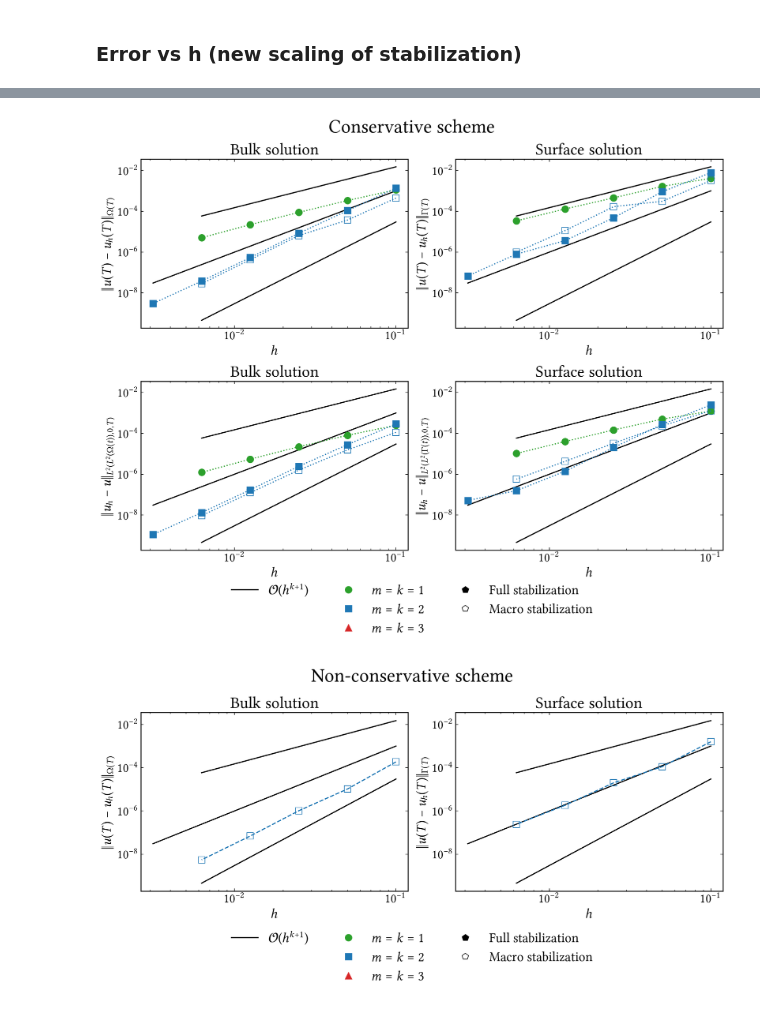
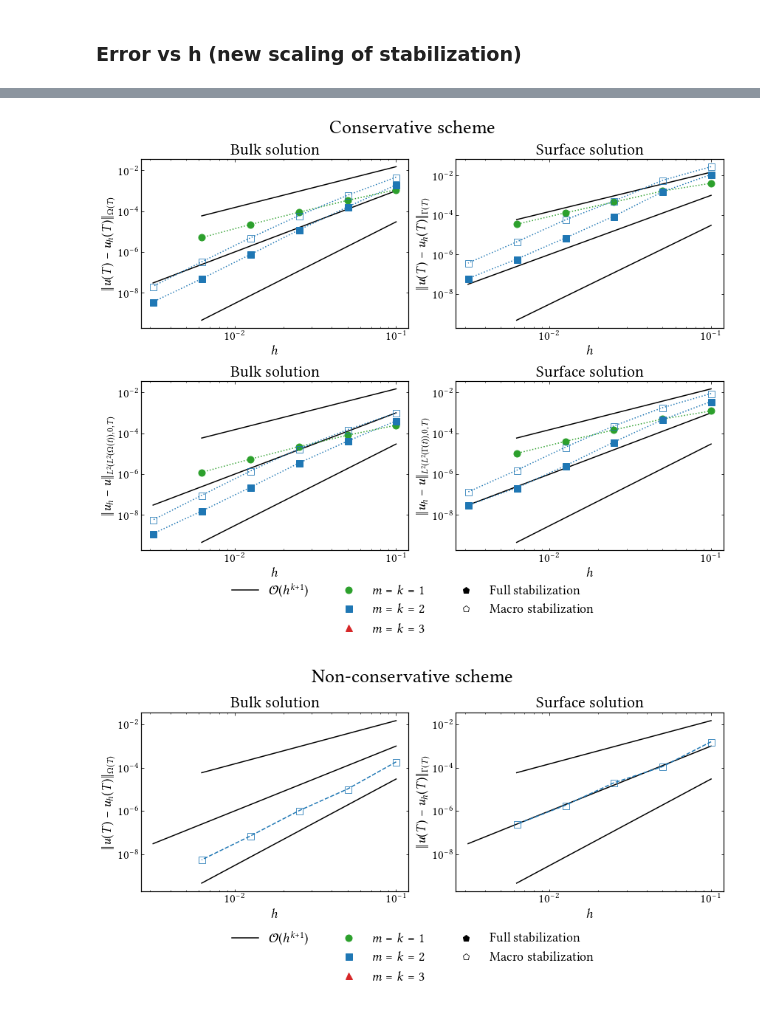
Before and after one commit to CutFEM/CutFEM-Library, a Jupyter notebook: notebook/convection_diffusion/henry.ipynb, the cells around one changed output, grey strips where cells are left out. Cells and saved outputs as stored; diff of their text form; code cells hidden in the pictures.

```diff
--- a/notebook/convection_diffusion/henry.ipynb
+++ b/notebook/convection_diffusion/henry.ipynb
@@ -366,6 +366,8 @@ plt.show()
 # %% [markdown]
 ### Error vs h (new scaling of stabilization)
 # %%
+# T = 0.1
+
 error_conservative_P1P1_fullstab_bulk = [0.001120737507707072, 0.0003361463593432878, 8.811583183159496e-05, 2.212117909774502e-05, 5.068835809120542e-06]
 error_conservative_P1P1_fullstab_surf = [0.004101439241753474, 0.001654181241027715, 0.0004527565706392203, 0.0001292925059436911, 3.39642461980205e-05]
 
@@ -402,24 +404,30 @@ error_conservative_P2P2_fullstab_surf_T = [0.002486885158342963, 0.0002754102592
 conservation_error_P2P2_fullstab = [3.836514439470307e-14, 7.450984274015582e-14, 1.182318132286753e-13, 7.252740075180952e-13, 2.097051698957131e-12, 2.900664430871558e-11]
 
 # N = 14, tauF_bulk = tauF_surf = tau_G = 1, face
-#! 69820.pts-2.ross
-error_conservative_P2P2_fullstab_bulk =
-error_conservative_P2P2_fullstab_surf =
-error_conservative_P2P2_fullstab_bulk_T =
-error_conservative_P2P2_fullstab_surf_T =
-conservation_error_P2P2_fullstab =
+error_conservative_P2P2_fullstab_bulk = [0.003209839050574708, 0.0003688303071850176, 3.508081933275181e-05, 2.941959519064974e-06, 2.041473021359463e-07, 1.315668174601624e-08]
+error_conservative_P2P2_fullstab_surf = [0.01704181082402289, 0.003168109437329363, 0.0002432921316085552, 2.604317547715662e-05, 2.22443916846785e-06, 2.13927283458016e-07]
+error_conservative_P2P2_fullstab_bulk_T = [0.000673551460252069, 9.11404435978678e-05, 1.053973220212997e-05, 9.055104448717791e-07, 6.211043714876536e-08, 4.384358527760009e-09]
+error_conservative_P2P2_fullstab_surf_T = [0.005325389760136805, 0.0009712211911601115, 0.0001116151603008933, 9.661743125137107e-06, 7.922188753839656e-07, 8.551734135821164e-08]
+conservation_error_P2P2_fullstab = [9.865025463184907e-14, 1.736250032635667e-13, 6.232861449184668e-13, 2.91885265957248e-12, 1.721827541656396e-11, 2.768378581929909e-11]
 
-# N = 20, tauF_bulk = tauF_surf = tau_G = 1, patch
-#! 89935.pts-4.ross
-error_conservative_P2P2_fullstab_bulk =
-error_conservative_P2P2_fullstab_surf =
-error_conservative_P2P2_fullstab_bulk_T =
-error_conservative_P2P2_fullstab_surf_T =
-conservation_error_P2P2_fullstab =
+# N = 20, tauF_bulk = tauF_surf = tau_G = 1, patc
+error_conservative_P2P2_fullstab_bulk = [0.00137351409593793, 0.0001073533967420999, 8.342187041954777e-06, 5.411282422098769e-07, 3.793824678357359e-08, 3.033165826265206e-09]
+error_conservative_P2P2_fullstab_surf = [0.00775595225773437, 0.0009042388016435124, 4.810136927815611e-05, 3.653348307736538e-06, 3.34114983756971e-07, 4.03862429844185e-08]
+error_conservative_P2P2_fullstab_bulk_T = [0.0002923628160945337, 2.802253944293445e-05, 2.441788238831158e-06, 1.719560565200631e-07, 1.316213307442738e-08, 1.108571695750696e-09]
+error_conservative_P2P2_fullstab_surf_T = [0.002486605431941712, 0.0002754394907572376, 2.024340065211491e-05, 1.376451587570788e-06, 1.317391808539826e-07, 3.285158540260353e-08]
+conservation_error_P2P2_fullstab = [4.843347944927245e-15, 6.598194213225383e-14, 3.363490042040951e-13, 1.258326776110152e-12, 8.132473861000022e-12, 1.07030634355354e-11]
+
+# N = 20, tauF_bulk = 1, tauF_surf = 2, tau_G = 1, patc
+error_conservative_P2P2_fullstab_bulk = [0.001926890557623059, 0.0001604406089838537, 1.20082175754765e-05, 7.512769496574802e-07, 4.899484746631614e-08, 3.598154215300687e-09]
+error_conservative_P2P2_fullstab_surf = [0.0113552289661275, 0.001520920202383579, 8.6881735028314e-05, 6.830393550123577e-06, 5.757374824592693e-07, 5.960900335837166e-08]
+error_conservative_P2P2_fullstab_bulk_T = [0.0004064326346357286, 4.127016743667899e-05, 3.501361920094808e-06, 2.252211668036217e-07, 1.549872788107776e-08, 1.224236822964941e-09]
+error_conservative_P2P2_fullstab_surf_T = [0.003577696046779858, 0.000461073262637652, 3.735533086907262e-05, 2.567997502290597e-06, 2.118501157536313e-07, 2.967602663330046e-08]
+conservation_error_P2P2_fullstab = [1.325328735646281e-14, 2.461225667715894e-14, 6.393288676243003e-13, 2.850830682632477e-12, 1.581177550002977e-11, 2.277363020386503e-11]
 
 
-print(convergence_rate(error_conservative_P2P2_fullstab_bulk, [0.1, 0.05, 0.025, 0.0125, 0.00625, 0.00625/2]))
-print(convergence_rate(error_conservative_P2P2_fullstab_surf, [0.1, 0.05, 0.025, 0.0125, 0.00625, 0.00625/2]))
+
+print(convergence_rate(error_conservative_P2P2_fullstab_bulk_T, [0.1, 0.05, 0.025, 0.0125, 0.00625, 0.00625/2]))
+print(convergence_rate(error_conservative_P2P2_fullstab_surf_T, [0.1, 0.05, 0.025, 0.0125, 0.00625, 0.00625/2]))
 
 # cond_conservative_P2P2_fullstab =
 
@@ -442,9 +450,33 @@ error_conservative_P2P2_macro_bulk_T = [0.000111785182338841, 1.544283543612241e
 error_conservative_P2P2_macro_surf_T = [0.001278587229828133, 0.0002339272423926859, 3.280625945606684e-05, 4.256385321012728e-06, 5.740001792777978e-07]
 global_conservation = [5.466599395376193e-13, 3.496578027117891e-13, 7.990968997617642e-13, 1.450563974492169e-11, 1.068459695718893e-10]
 
+# delta_b = 0.3, delta_s = 0.5, tau_F_bulk = 1., tau_F_surf = 20., tau_G = 1., N = 9, patch stabilization
+error_conservative_P2P2_macro_bulk = [0.004628498992683912, 0.0005964843665430101, 6.054536590773263e-05, 4.887663828726222e-06, 3.308765675660292e-07, 2.085555356728896e-08]
+error_conservative_P2P2_macro_surf = [0.02845979436780958, 0.005761904166330403, 0.0005117265832628777, 5.670595566677526e-05, 4.323007891933188e-06, 3.648729990039749e-07]
+error_conservative_P2P2_macro_bulk_T = [0.0009987804467638769, 0.0001510494831182859, 1.745074833471729e-05, 1.414552595153955e-06, 9.195999840542389e-08, 5.802792383669646e-09]
+error_conservative_P2P2_macro_surf_T = [0.008895716340157804, 0.001791183569879847, 0.0002309060418819397, 2.072393825712614e-05, 1.549492996966636e-06, 1.340932943677801e-07]
+global_conservation = [1.647224023848537e-12, 4.956195176486489e-12, 1.585091780054171e-11, 6.619618048153697e-11, 1.329791762816335e-10, 1.993578149783737e-10]
 
-print(convergence_rate(error_conservative_P2P2_macro_bulk, [0.1, 0.05, 0.025, 0.0125, 0.00625]))
-print(convergence_rate(error_conservative_P2P2_macro_surf, [0.1, 0.05, 0.025, 0.0125, 0.00625]))
+# # delta_b = 0.3, delta_s = 0.5, tau_F_bulk = 1., tau_F_surf = 2., tau_G = 1., N = 9, patch stabilization
+# error_conservative_P2P2_macro_bulk = [0.000219394, 1.33744e-05, 1.45181e-06, 9.43934e-08, 8.0344e-09, 8.5809e-10]
+# error_conservative_P2P2_macro_surf = [0.00184956, 0.000142638, 2.96467e-05, 2.37734e-06, 8.51141e-07, 1.25242e-07]
+# error_conservative_P2P2_macro_bulk_T = [5.30405e-05, 4.6011e-06, 4.05849e-07, 3.0102e-08, 2.48315e-09, 2.80511e-10]
+# error_conservative_P2P2_macro_surf_T = [0.000594177, 6.97077e-05, 8.93515e-06, 1.12283e-06, 1.8829e-07, 6.35905e-08]
+# global_conservation = []
+
+# # delta_b = 0.3, delta_s = 0.5, tau_F_bulk = 1., tau_F_surf = 5., tau_G = 1., N = 9, patch stabilization
+# error_conservative_P2P2_macro_bulk = [0.000269063, 1.86364e-05, 2.31641e-06, 1.47334e-07, 1.10395e-08, 1.02471e-09]
+# error_conservative_P2P2_macro_surf = [0.00219422, 0.000190464, 4.98652e-05, 3.47431e-06, 6.61032e-07, 1.04485e-07]
+# error_conservative_P2P2_macro_bulk_T = [6.58554e-05, 6.82648e-06, 6.35308e-07, 4.65053e-08, 3.57167e-09, 3.05022e-10]
+# error_conservative_P2P2_macro_surf_T = [0.0007415, 0.000103371, 1.36156e-05, 1.6754e-06, 2.35844e-07, 4.41873e-08]
+# #global_conservation =
+
+#! todo
+# # delta_b = 0.3, delta_s = 0.5, tau_F_bulk = 1., tau_F_surf = 10., tau_G = 1., N = 9, patch stabilization
+
+
+print(convergence_rate(error_conservative_P2P2_macro_bulk_T, [0.1, 0.05, 0.025, 0.0125, 0.00625, 0.00625/2]))
+print(convergence_rate(error_conservative_P2P2_macro_surf_T, [0.1, 0.05, 0.025, 0.0125, 0.00625, 0.00625/2]))
 
 
 # delta_b = 0.4, delta_s = 0.5, tau_F_bulk = 1., tau_F_surf = 1., tau_G = 1., N = 9, patch stabilization
@@ -479,7 +511,7 @@ axs[0,0].loglog(h, error_conservative_P1P1_fullstab_bulk, marker='o', markersize
 axs[0,0].loglog(h_ext, error_conservative_P2P2_fullstab_bulk, marker='s', markersize=9, linestyle=":", color="C0")
 #axs[0,0].loglog(h, error_conservative_P3P3_fullstab_bulk, marker='^', markersize=9, linestyle=":", color="C3")
 #axs[0,0].loglog(h, error_conservative_P1P1_macro_bulk, marker='o', markersize=9, markeredgewidth=0.8, markerfacecolor="None", linestyle=":", color="C2")
-axs[0,0].loglog(h, error_conservative_P2P2_macro_bulk, marker='s', markersize=9, markeredgewidth=0.8, markerfacecolor="None", linestyle=":", color="C0")
+axs[0,0].loglog(h_ext, error_conservative_P2P2_macro_bulk, marker='s', markersize=9, markeredgewidth=0.8, markerfacecolor="None", linestyle=":", color="C0")
 #axs[0,0].loglog(h, error_conservative_P3P3_macro_bulk, marker='^', markersize=9, markeredgewidth=0.8, markerfacecolor="None", linestyle=":", color="C3")
 axs[0,0].set_xlabel(r"$h$", fontsize=18)
 axs[0,0].tick_params(axis='both', which='major', labelsize=17)
@@ -503,7 +535,7 @@ axs[0,1].loglog(h, error_conservative_P1P1_fullstab_surf, marker='o', markersize
 axs[0,1].loglog(h_ext, error_conservative_P2P2_fullstab_surf, marker='s', markersize=9, linestyle=":", color="C0")
 #axs[0,1].loglog(h, error_conservative_P3P3_fullstab_surf, marker='^', markersize=9, linestyle=":", color="C3")
 #axs[0,1].loglog(h, error_conservative_P1P1_macro_surf, marker='o', markersize=9, markeredgewidth=0.8, markerfacecolor="None", linestyle=":", color="C2")
-axs[0,1].loglog(h, error_conservative_P2P2_macro_surf, marker='s', markersize=9, markeredgewidth=0.8, markerfacecolor="None", linestyle=":", color="C0")
+axs[0,1].loglog(h_ext, error_conservative_P2P2_macro_surf, marker='s', markersize=9, markeredgewidth=0.8, markerfacecolor="None", linestyle=":", color="C0")
 #axs[0,1].loglog(h, error_conservative_P3P3_macro_surf, marker='^', markersize=9, markeredgewidth=0.8, markerfacecolor="None", linestyle=":", color="C3")
 axs[0,1].set_title(r"Surface solution")
 axs[0,1].set_xlabel(r"$h$", fontsize=18)
@@ -518,7 +550,7 @@ axs[1,0].loglog(h, error_conservative_P1P1_fullstab_bulk_T, marker='o', markersi
 axs[1,0].loglog(h_ext, error_conservative_P2P2_fullstab_bulk_T, marker='s', markersize=9, linestyle=":", color="C0")
 # axs[1,0].loglog(h, error_conservative_P3P3_fullstab_bulk_T, marker='^', markersize=9, linestyle=":", color="C3")
 # axs[1,0].loglog(h, error_conservative_P1P1_macro_bulk_T, marker='o', markersize=9, markeredgewidth=0.8, markerfacecolor="None", linestyle=":", color="C2")
-axs[1,0].loglog(h, error_conservative_P2P2_macro_bulk_T, marker='s', markersize=9, markeredgewidth=0.8, markerfacecolor="None", linestyle=":", color="C0")
+axs[1,0].loglog(h_ext, error_conservative_P2P2_macro_bulk_T, marker='s', markersize=9, markeredgewidth=0.8, markerfacecolor="None", linestyle=":", color="C0")
 # axs[1,0].loglog(h, error_conservative_P3P3_macro_bulk_T, marker='^', markersize=9, markeredgewidth=0.8, markerfacecolor="None", linestyle=":", color="C3")
 axs[1,0].set_xlabel(r"$h$", fontsize=18)
 axs[1,0].tick_params(axis='both', which='major', labelsize=17)
@@ -533,7 +565,7 @@ axs[1,1].loglog(h, error_conservative_P1P1_fullstab_surf_T, marker='o', markersi
 axs[1,1].loglog(h_ext, error_conservative_P2P2_fullstab_surf_T, marker='s', markersize=9, linestyle=":", color="C0")
 # axs[1,1].loglog(h, error_conservative_P3P3_fullstab_surf_T, marker='^', markersize=9, linestyle=":", color="C3")
 # axs[1,1].loglog(h, error_conservative_P1P1_macro_surf_T, marker='o', markersize=9, markeredgewidth=0.8, markerfacecolor="None", linestyle=":", color="C2")
-axs[1,1].loglog(h, error_conservative_P2P2_macro_surf_T, marker='s', markersize=9, markeredgewidth=0.8, markerfacecolor="None", linestyle=":", color="C0")
+axs[1,1].loglog(h_ext, error_conservative_P2P2_macro_surf_T, marker='s', markersize=9, markeredgewidth=0.8, markerfacecolor="None", linestyle=":", color="C0")
 # axs[1,1].loglog(h, error_conservative_P3P3_macro_surf_T, marker='^', markersize=9, markeredgewidth=0.8, markerfacecolor="None", linestyle=":", color="C3")
 axs[1,1].set_title(r"Surface solution")
 axs[1,1].set_xlabel(r"$h$", fontsize=18)
@@ -607,2 +639,2 @@ plt.show()
-[figure, old version]
+[figure, new version]
-[figure, old version]
+[figure, new version]
```
Also changed, not shown: parts of 1 cell of this notebook, 1 other file.
